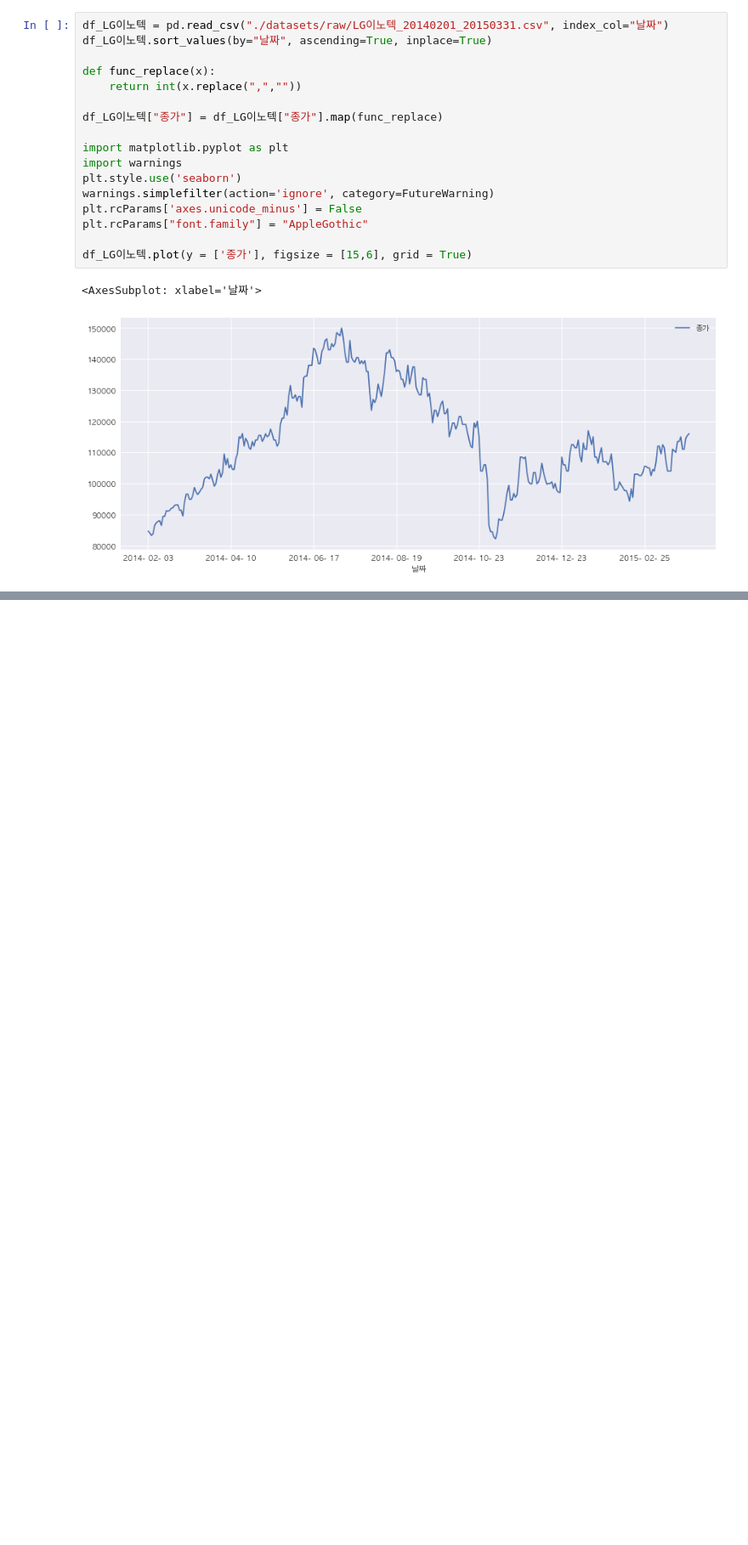
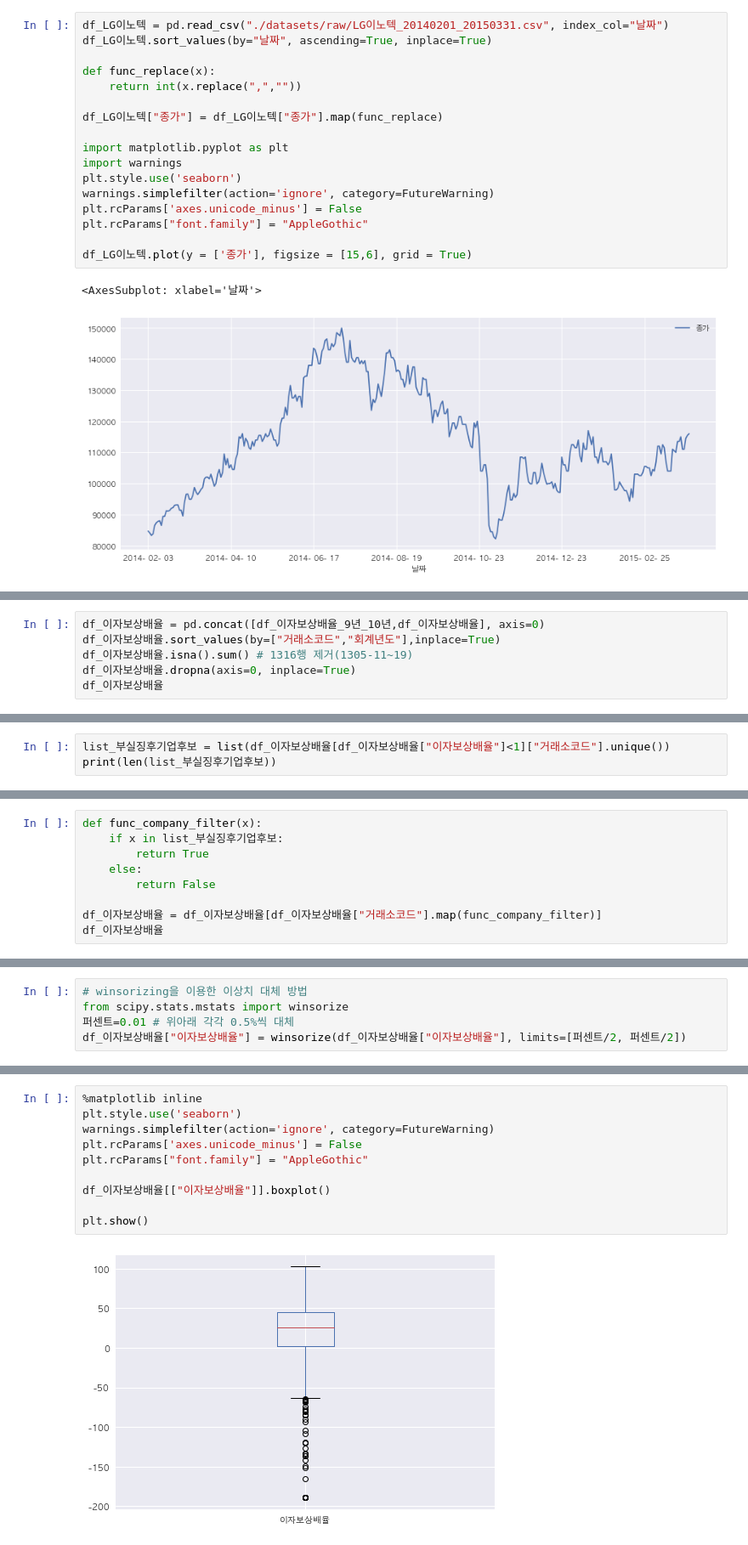
Before and after one commit to Jyassmin/UBION-PROJECT2, a Jupyter notebook: 1.preprocessing.ipynb, the cells around one changed output, grey strips where cells are left out. Shown: that part at 85% size. Cells and saved outputs as stored; diff of their text form; blank space fills up the shorter version.

```diff
--- a/1.preprocessing.ipynb
+++ b/1.preprocessing.ipynb
@@ -184,0 +205,6 @@ len(df[df["이자보상배율(이자비용)"]<1]["회사명"].unique())
+# %%
+df_이자보상배율 = pd.concat([df_이자보상배율_9년_10년,df_이자보상배율], axis=0)
+df_이자보상배율.sort_values(by=["거래소코드","회계년도"],inplace=True)
+df_이자보상배율.isna().sum() # 1316행 제거(1305-11~19)
+df_이자보상배율.dropna(axis=0, inplace=True)
+df_이자보상배율
@@ -184,0 +227,3 @@ len(df[df["이자보상배율(이자비용)"]<1]["회사명"].unique())
+# %%
+list_부실징후기업후보 = list(df_이자보상배율[df_이자보상배율["이자보상배율"]<1]["거래소코드"].unique())
+print(len(list_부실징후기업후보))
@@ -184,0 +236,9 @@ len(df[df["이자보상배율(이자비용)"]<1]["회사명"].unique())
+# %%
+def func_company_filter(x):
+    if x in list_부실징후기업후보:
+        return True
+    else:
+        return False
+
+df_이자보상배율 = df_이자보상배율[df_이자보상배율["거래소코드"].map(func_company_filter)]
+df_이자보상배율
@@ -184,0 +279,5 @@ len(df[df["이자보상배율(이자비용)"]<1]["회사명"].unique())
+# %%
+# winsorizing을 이용한 이상치 대체 방법
+from scipy.stats.mstats import winsorize
+퍼센트=0.01 # 위아래 각각 0.5%씩 대체
+df_이자보상배율["이자보상배율"] = winsorize(df_이자보상배율["이자보상배율"], limits=[퍼센트/2, 퍼센트/2])
@@ -184,0 +300,12 @@ len(df[df["이자보상배율(이자비용)"]<1]["회사명"].unique())
+# %%
+%matplotlib inline
+plt.style.use('seaborn')
+warnings.simplefilter(action='ignore', category=FutureWarning)
+plt.rcParams['axes.unicode_minus'] = False
+plt.rcParams["font.family"] = "AppleGothic"
+
+df_이자보상배율[["이자보상배율"]].boxplot()
+
+plt.show()
+# %% [output]
+[figure, added]
```
Also changed, not shown: parts of 32 cells of this notebook, 8 other files.
